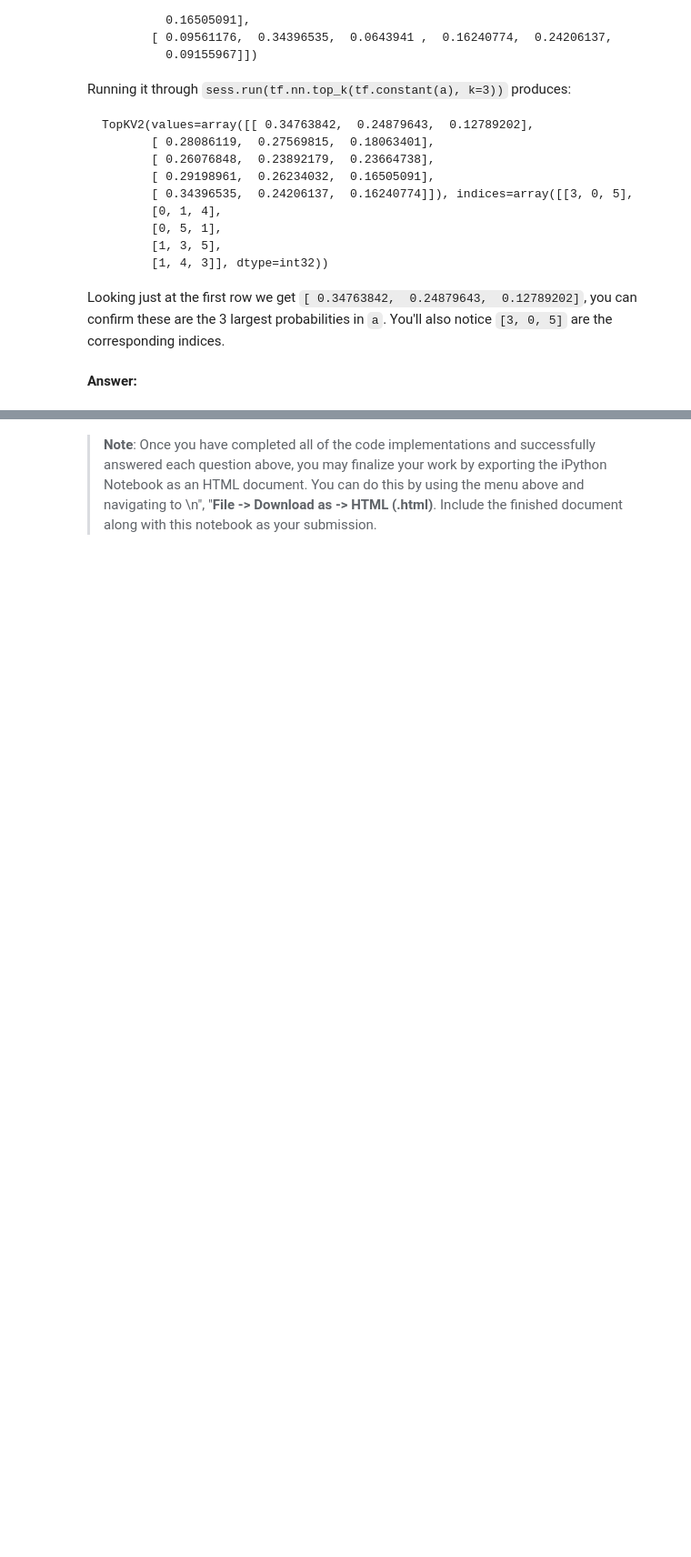
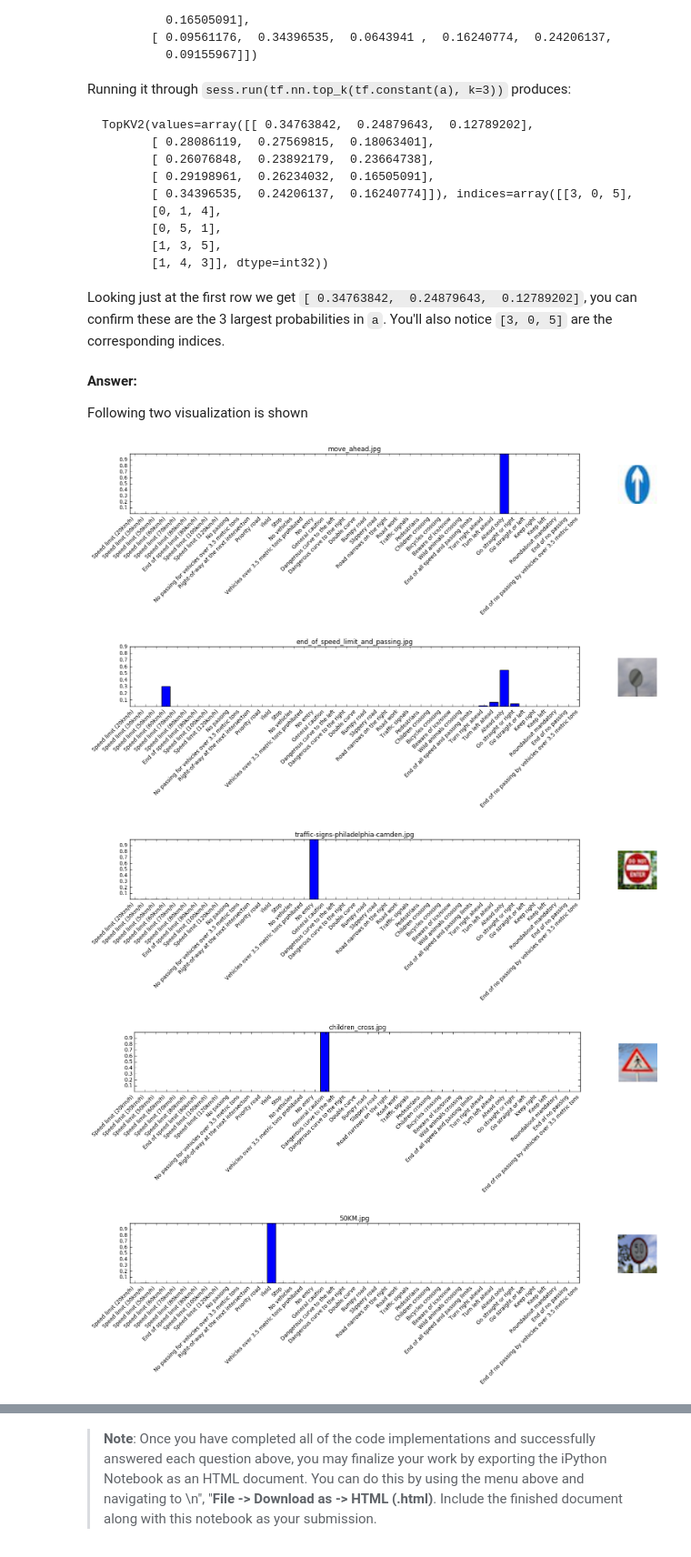
Before and after one commit to sombandy/udacity-sdc, a Jupyter notebook: carnd-projects/CarND-Traffic-Sign-Classifier-Project/Traffic_Sign_Classifier.ipynb, the cells around one changed output, grey strips where cells are left out. Shown at 91% size. Cells and saved outputs as stored; diff of their text form; code cells hidden in the pictures; blank space fills up the shorter version.

````diff
--- a/carnd-projects/CarND-Traffic-Sign-Classifier-Project/Traffic_Sign_Classifier.ipynb
+++ b/carnd-projects/CarND-Traffic-Sign-Classifier-Project/Traffic_Sign_Classifier.ipynb
@@ -822,5 +841,28 @@ TopKV2(values=array([[ 0.34763842,  0.24879643,  0.12789202],
 ```
 
 Looking just at the first row we get `[ 0.34763842,  0.24879643,  0.12789202]`, you can confirm these are the 3 largest probabilities in `a`. You'll also notice `[3, 0, 5]` are the corresponding indices.
-# %% [markdown]
-**Answer:**
+# %% [markdown]
+**Answer:**
+
+Following two visualization is shown
+# %%
+i = 0
+labels = [label_signs[i] for i in range(43)]
+
+for i in range(6):
+    plt.figure(figsize=(15, 2))
+    plt.bar(results[i][2], results[i][1])
+    plt.title(image_files[i])
+    plt.yticks(np.arange(0.1, 1.0, 0.1), np.arange(0.1, 1.0, 0.1))
+    plt.xticks(np.arange(0.5, 43.5, 1.0), labels, ha='right', rotation=45);
+
+    img = mpimg.imread(os.path.join("test_images", image_files[i]))
+    ax = plt.axes([0.75, 0.25, 0.5, 0.5])
+    ax.imshow(img)
+    ax.axis('off')
+# %% [output]
+[figure, added]
+[figure, added]
+[figure, added]
+[figure, added]
+[figure, added]
````
Also changed, not shown: parts of 20 cells of this notebook.
